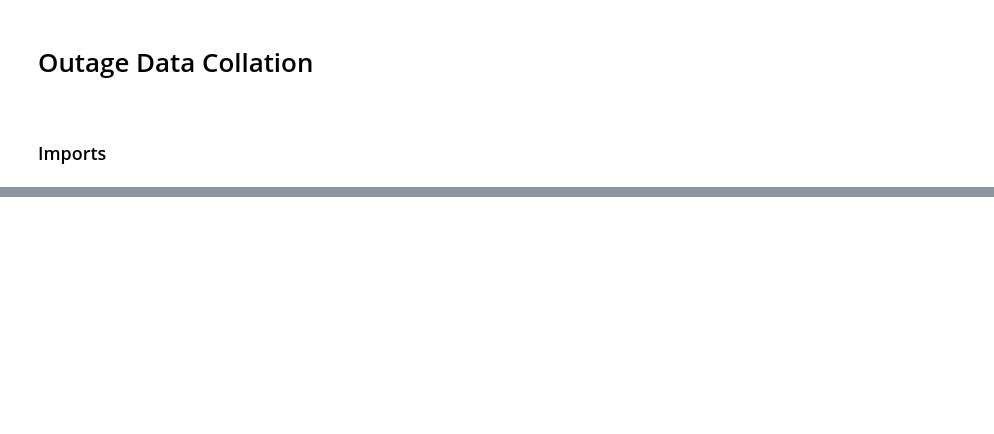
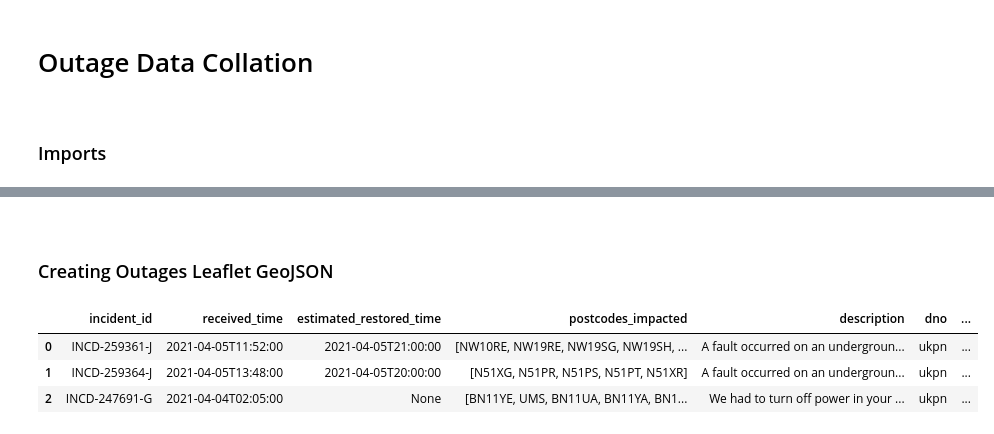
Before and after one commit to OSUKED/Outage-Watch, a Jupyter notebook: nbs/02-collation.ipynb, the cells around one changed output, grey strips where cells are left out. Saved outputs shown, nothing was run; the diff lists cells and outputs as text; code cells hidden in the pictures; blank space fills up the shorter version.

```diff
--- a/nbs/02-collation.ipynb
+++ b/nbs/02-collation.ipynb
@@ -95,0 +123,7 @@ df_postcodes
+# %%
+postcode = 'W1M1HE'
+
+postcode_url = get_postcode_url(postcode)
+r_json = requests.get(postcode_url).json()
+
+JSON(r_json)
@@ -95,0 +147,4 @@ df_postcodes
+# %%
+longitude, latitude = get_postcode_location_api(postcode)
+
+longitude, latitude
@@ -95,0 +200,4 @@ df_postcodes
+# %% [markdown]
+<br>
+
+### Creating Outages Leaflet GeoJSON
@@ -95,0 +230,9 @@ df_postcodes
+# %%
+df_outages = add_outage_longitudes_latitudes(df_outages)
+
+df_outages.head(3)
+# %% [output]
+|  | incident_id | received_time | estimated_restored_time | postcodes_impacted | description | dno | ... |
+| 0 | INCD-259361-J | 2021-04-05T11:52:00 | 2021-04-05T21:00:00 | [NW10RE, NW19RE, NW19SG, NW19SH, ... | A fault occurred on an undergroun... | ukpn | ... |
+| 1 | INCD-259364-J | 2021-04-05T13:48:00 | 2021-04-05T20:00:00 | [N51XG, N51PR, N51PS, N51PT, N51XR] | A fault occurred on an undergroun... | ukpn | ... |
+| 2 | INCD-247691-G | 2021-04-04T02:05:00 | None | [BN11YE, UMS, BN11UA, BN11YA, BN1... | We had to turn off power in your ... | ukpn | ... |
```
Also changed, not shown: parts of 29 cells of this notebook, 10 other files.
